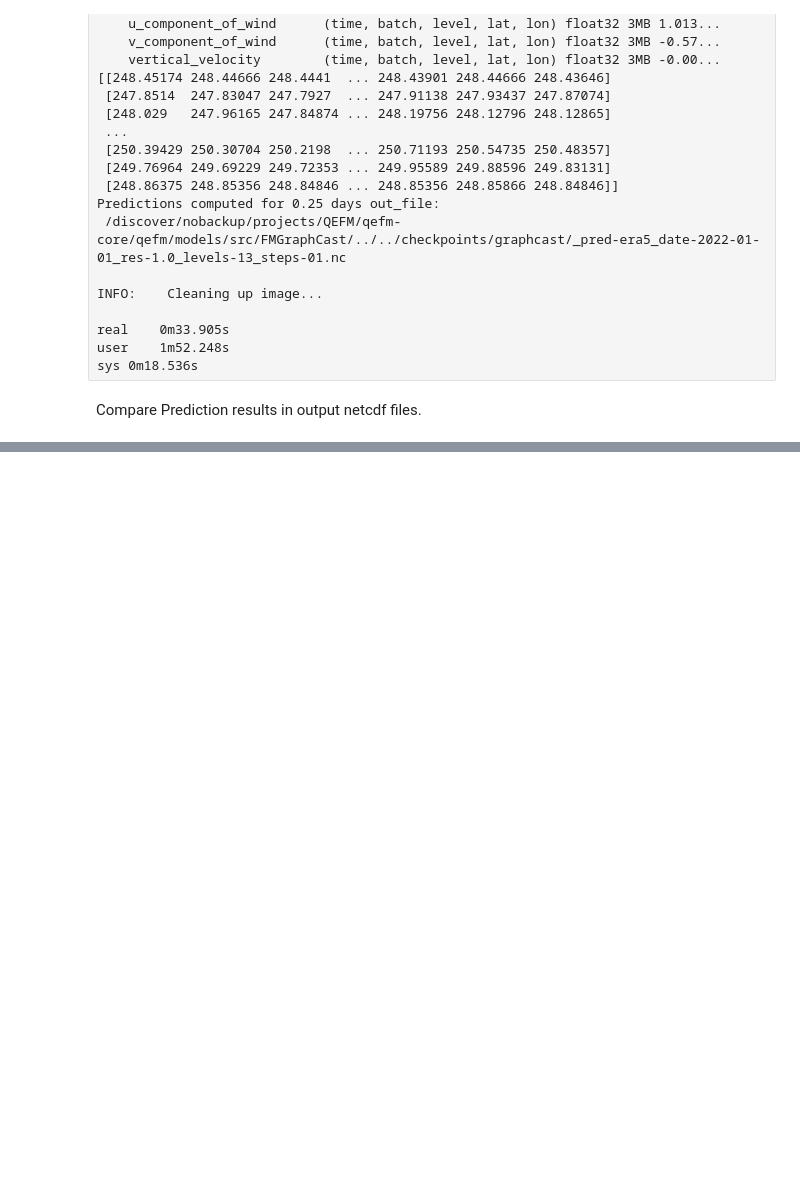
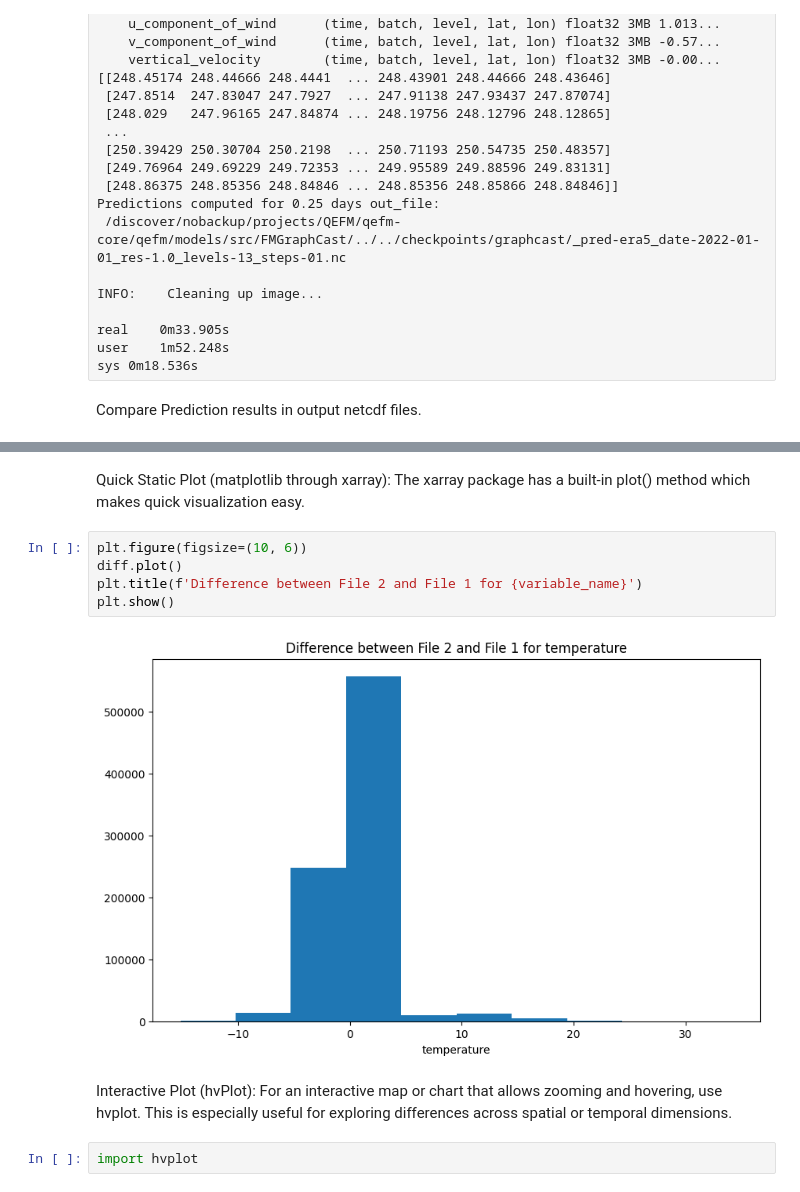
Before and after one commit to nasa-nccs-hpda/qefm-core, a Jupyter notebook: data/NSE/notebooks/obs_to_graphcast.ipynb, the cells around one changed output, grey strips where cells are left out. Drawn from its saved outputs; the diff is of its cells as text; blank space fills up the shorter version.

```diff
--- a/data/NSE/notebooks/obs_to_graphcast.ipynb
+++ b/data/NSE/notebooks/obs_to_graphcast.ipynb
@@ -506,0 +553,13 @@ Max difference: 34.22456359863281
+# %% [markdown]
+Quick Static Plot (matplotlib through xarray): The xarray package has a built-in plot() method which makes quick visualization easy.
+# %%
+plt.figure(figsize=(10, 6))
+diff.plot()
+plt.title(f'Difference between File 2 and File 1 for {variable_name}')
+plt.show()
+# %% [output]
+[figure, added]
+# %% [markdown]
+Interactive Plot (hvPlot): For an interactive map or chart that allows zooming and hovering, use hvplot. This is especially useful for exploring differences across spatial or temporal dimensions.
+# %%
+import hvplot
```
Also changed, not shown: parts of 15 cells of this notebook.
